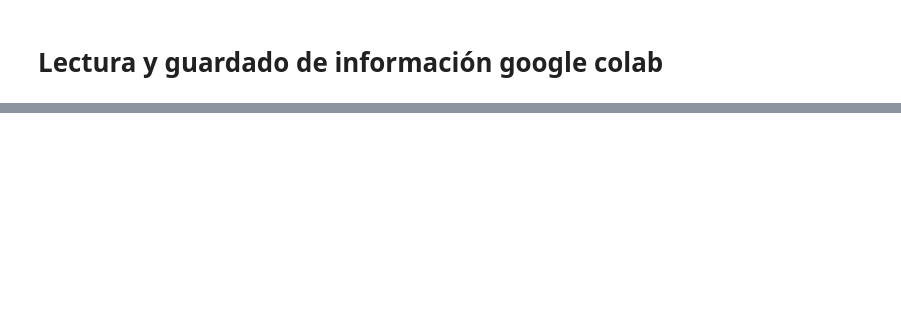
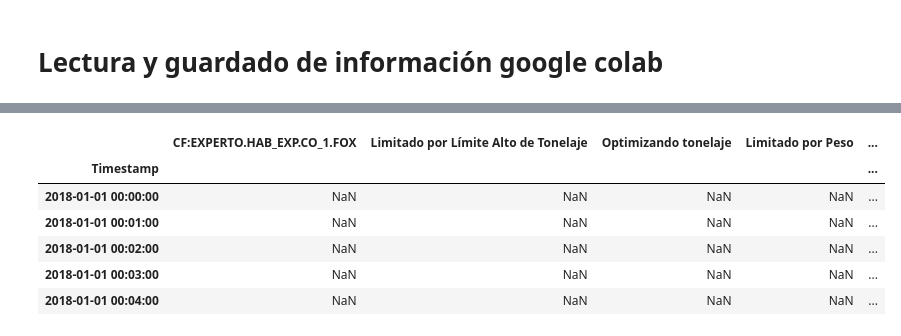
Before and after one commit to JLCdata/Tesis-Magister, a Jupyter notebook: Tesis_MDS.ipynb, the cells around one changed output, grey strips where cells are left out. Drawn from its saved outputs; the diff is of its cells as text; code cells hidden in the pictures; blank space fills up the shorter version.

```diff
--- a/Tesis_MDS.ipynb
+++ b/Tesis_MDS.ipynb
@@ -13,0 +31,11 @@ consolidation_15December2022.csv
+# %%
+import warnings
+warnings.filterwarnings("ignore")
+
+import pandas as pd
+import missingno as msno
+from pathlib import Path
+import json
+from io import StringIO
+
+pd.set_option('display.max_columns', None)
@@ -14,4 +70,17 @@ consolidation_15December2022.csv
 # %%
-file_path = '/content/drive/MyDrive/data_tesis_mds/consolidation_15December2022.csv'
+file_path = Path().joinpath(path, "consolidation_15December2022.csv",)
+
 with open(file_path, 'r') as file:
     content = file.read()
+
+# parse consolidation to df
+df = pd.read_csv(StringIO(content),parse_dates=['Timestamp'], index_col='Timestamp')
+df.head()
+# %% [output]
+|  | CF:EXPERTO.HAB_EXP.CO_1.FOX | Limitado por Límite Alto de Tonelaje | Optimizando tonelaje | Limitado por Peso | ... |
+| Timestamp |  |  |  |  | ... |
+| 2018-01-01 00:00:00 | NaN | NaN | NaN | NaN | ... |
+| 2018-01-01 00:01:00 | NaN | NaN | NaN | NaN | ... |
+| 2018-01-01 00:02:00 | NaN | NaN | NaN | NaN | ... |
+| 2018-01-01 00:03:00 | NaN | NaN | NaN | NaN | ... |
+| 2018-01-01 00:04:00 | NaN | NaN | NaN | NaN | ... |
```
Also changed, not shown: parts of 13 cells of this notebook.
